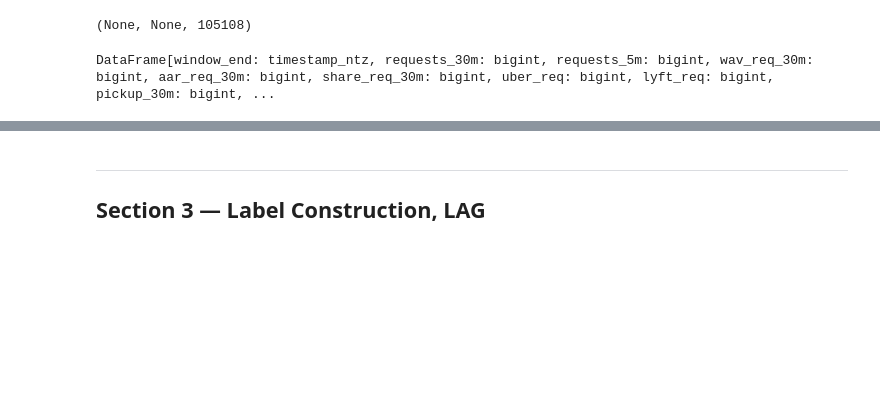
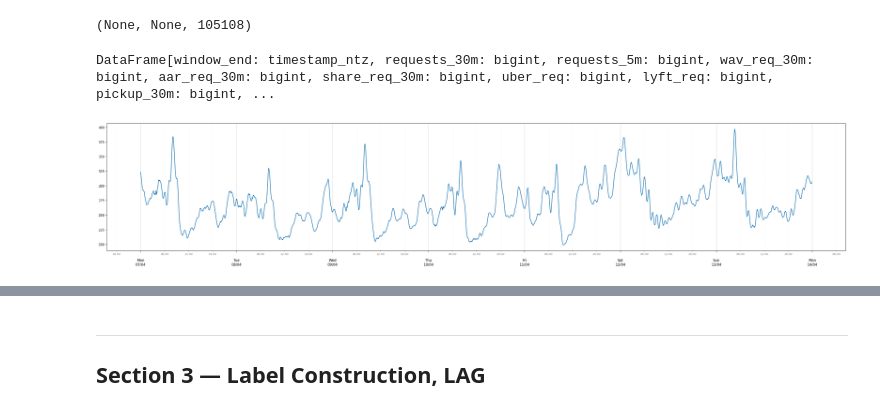
Before and after one commit to doanvinhlong18/BigData, a Jupyter notebook: nyc_hvfhv_demand_supply_imbalance.ipynb, the cells around one changed output, grey strips where cells are left out. Saved outputs shown, nothing was run; the diff lists cells and outputs as text; code cells hidden in the pictures; blank space fills up the shorter version.

Commit message:
đã xác định LAG 1,2,3,288, 7day, label

```diff
--- a/nyc_hvfhv_demand_supply_imbalance.ipynb
+++ b/nyc_hvfhv_demand_supply_imbalance.ipynb
@@ -330,9 +327,6 @@ dropoff_counts = (
             F.when(((col('request_datetime') >= col('window.start'))), 1).otherwise(0)
         ).alias('matched_rd'),
 
-        F.sum(
-            F.when(((col('pickup_datetime') >= col('window.start'))), 1).otherwise(0)
-        ).alias('matched_pd'),
     )
     .withColumn("window_end", F.col("window.end"))
     .drop("window")
@@ -554,7 +548,11 @@ neighbor_feat = compute_neighbor_requests(
         'window_end',
         'requests_30m',
         'pickup_30m',
-        'dropoff_30m'
+        'dropoff_30m',
+        'requests_5m',
+        'pickup_5m',
+        'dropoff_5m',
+        'pickup_delay_mean',
     ),
     adj_df
 )
@@ -603,7 +601,7 @@ for c in STAT_COLS:
         F.col(c + "_ffill")
     )
 gold = gold.drop(*[c + "_ffill" for c in STAT_COLS])
-gold = gold.withColumn("imbalance", (F.col("requests_30m") + 49.9) / (F.col("dropoff_30m") - F.col("pickup_30m") + 49.9))
+gold = gold.withColumn("imbalance", F.col("pickup_delay_mean")*F.col("requests_30m")/3600)
 gold.printSchema(), gold.show(5, truncate=False), gold.count()
 # %% [output]
 root
@@ -716,11 +714,11 @@ pickup_all = (
 
         # matching (proxy)
         F.sum(
-            F.when(col('request_datetime') >= col('window.start') , 1).otherwise(0)
+            F.when(F.col('request_datetime') >= F.col('window.start') , 1).otherwise(0)
         ).alias('matched_rp'),
 
         F.sum(
-            F.when(((col('request_datetime') >= col('window.start') )
+            F.when(((F.col('request_datetime') >= F.col('window.start') )
                    & (F.col("pickup_datetime") >= (F.col("window.end") - F.expr(f"INTERVAL {SLIDE_SECONDS} seconds")))), 1).otherwise(0)
         ).alias('matched_rp_5m'),
 
@@ -950,7 +948,7 @@ for c in STAT_COLS:
         F.col(c + "_ffill")
     )
 gold_all = gold_all.drop(*[c + "_ffill" for c in STAT_COLS])
-gold_all = gold_all.withColumn("imbalance", (F.col("requests_30m") + 49.9) / (F.col("dropoff_30m") - F.col("pickup_30m") + 49.9))
+gold_all = gold_all.withColumn("imbalance", (F.col("requests_30m") + 1) / (F.col("dropoff_30m") - F.col("pickup_30m") + F.col("requests_30m") + 1))
 gold_all.printSchema(), gold_all.show(5, truncate=False), gold_all.count()
 # %% [output]
 root
@@ -976,3 +974,33 @@ gold_all = add_temporal_features(gold_all)
 gold_all.cache()
 # %% [output]
 DataFrame[window_end: timestamp_ntz, requests_30m: bigint, requests_5m: bigint, wav_req_30m: bigint, aar_req_30m: bigint, share_req_30m: bigint, uber_req: bigint, lyft_req: bigint, pickup_30m: bigint, ...
+# %%
+import matplotlib.dates as mdates
+
+fig, ax = plt.subplots(figsize=(30, 6))
+
+# Vẽ data
+ax.plot(
+    gold_all.select("window_end").where("window_end < '2025-04-14' and window_end >= '2025-04-07'").rdd.flatMap(lambda x: x).collect(),
+    gold_all.select("pickup_delay_mean").where("window_end < '2025-04-14' and window_end >= '2025-04-07'").rdd.flatMap(lambda x: x).collect()
+)
+
+# Major tick: mỗi tháng, Minor tick: mỗi tuần
+# Major tick: mỗi ngày — hiện nhãn "Thứ, DD/MM"
+ax.xaxis.set_major_locator(mdates.DayLocator(interval=1))
+ax.xaxis.set_major_formatter(mdates.DateFormatter("%a\n%d/%m"))
+
+# Minor tick: mỗi 6 giờ — hiện nhãn giờ nhỏ hơn
+ax.xaxis.set_minor_locator(mdates.HourLocator(byhour=[0, 6, 12, 18]))
+ax.xaxis.set_minor_formatter(mdates.DateFormatter("%H:%M"))
+
+ax.tick_params(axis="x", which="major", labelsize=10, pad=18)
+ax.tick_params(axis="x", which="minor", labelsize=8,  labelcolor="gray")
+
+ax.grid(axis="x", which="major", linestyle="-",  linewidth=0.8, alpha=0.6)
+ax.grid(axis="x", which="minor", linestyle=":",  linewidth=0.5, alpha=0.35)
+
+plt.tight_layout()
+plt.show()
+# %% [output]
+[figure, added]
```
Also changed, not shown: parts of 5 cells of this notebook, 2 other files.
